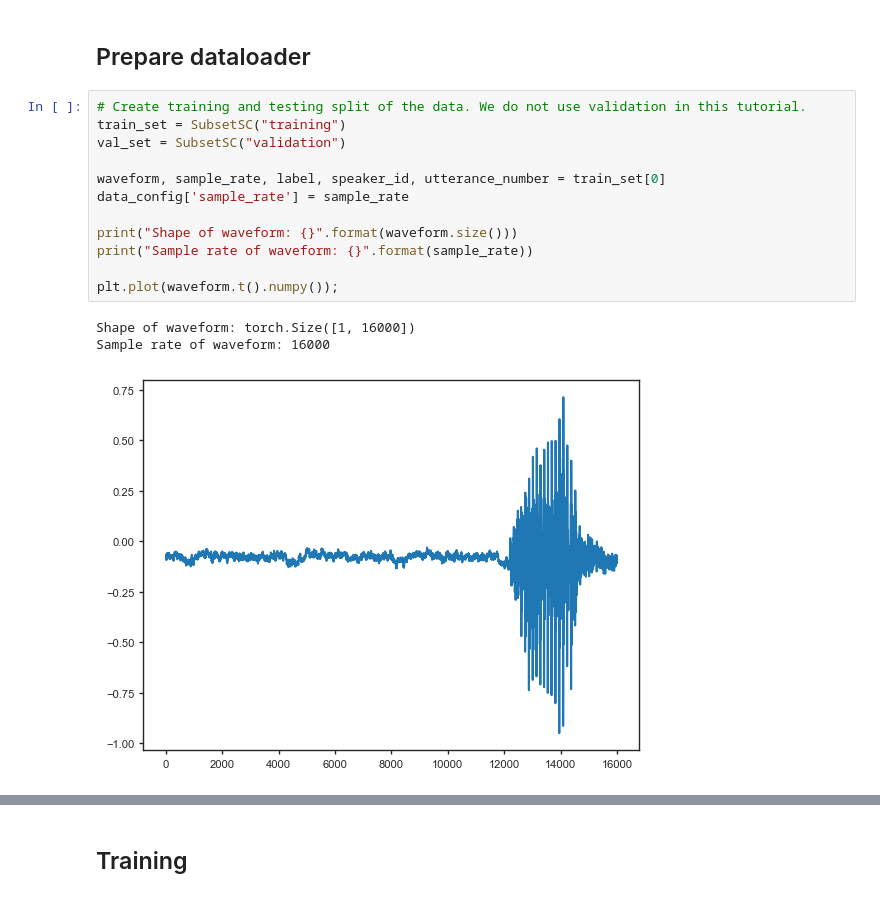
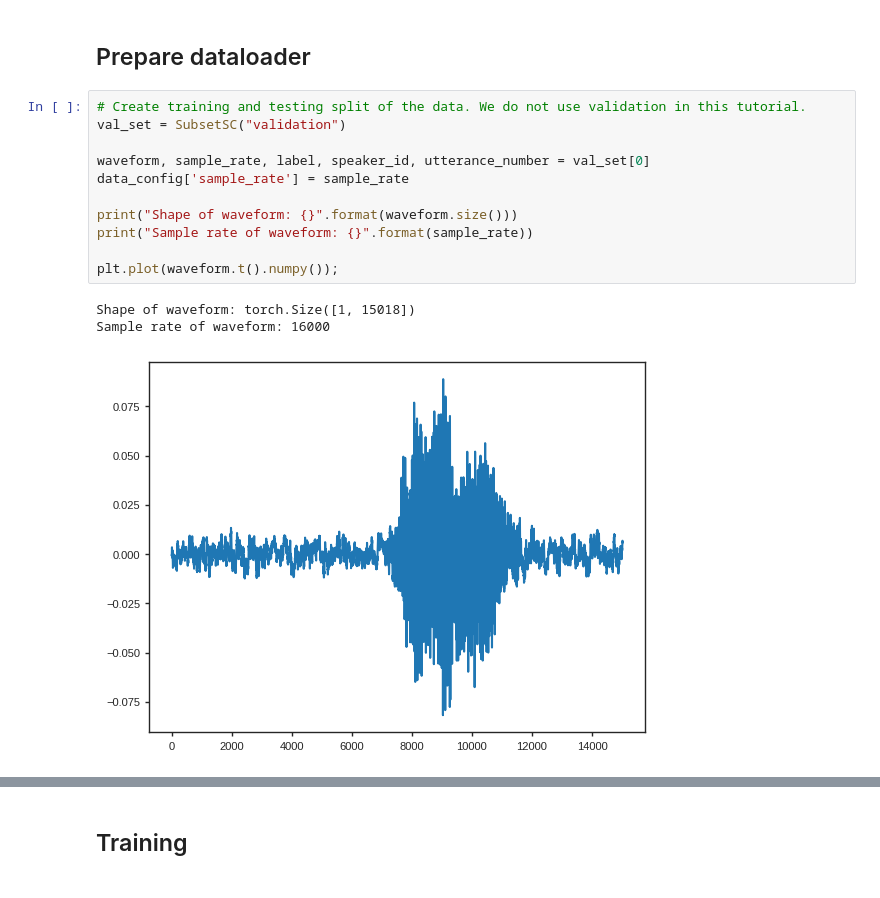
Before and after one commit to Baskin-LIU/Kernel-Propagation, a Jupyter notebook: Experiments/Speech.ipynb, the cells around one changed output, grey strips where cells are left out. Saved outputs shown, nothing was run; the diff lists cells and outputs as text.

```diff
--- a/Experiments/Speech.ipynb
+++ b/Experiments/Speech.ipynb
@@ -59,20 +57,19 @@ cuda
 ## Prepare dataloader
 # %%
 # Create training and testing split of the data. We do not use validation in this tutorial.
-train_set = SubsetSC("training")
 val_set = SubsetSC("validation")
 
-waveform, sample_rate, label, speaker_id, utterance_number = train_set[0]
+waveform, sample_rate, label, speaker_id, utterance_number = val_set[0]
 data_config['sample_rate'] = sample_rate
 
 print("Shape of waveform: {}".format(waveform.size()))
 print("Sample rate of waveform: {}".format(sample_rate))
 
 plt.plot(waveform.t().numpy());
 # %% [output]
-Shape of waveform: torch.Size([1, 16000])
+Shape of waveform: torch.Size([1, 15018])
 Sample rate of waveform: 16000
-[figure, old version]
+[figure, new version]
 # %%
 import IPython.display as ipd
 print(label)
```
Also changed, not shown: parts of 10 cells of this notebook, 7 other files.
